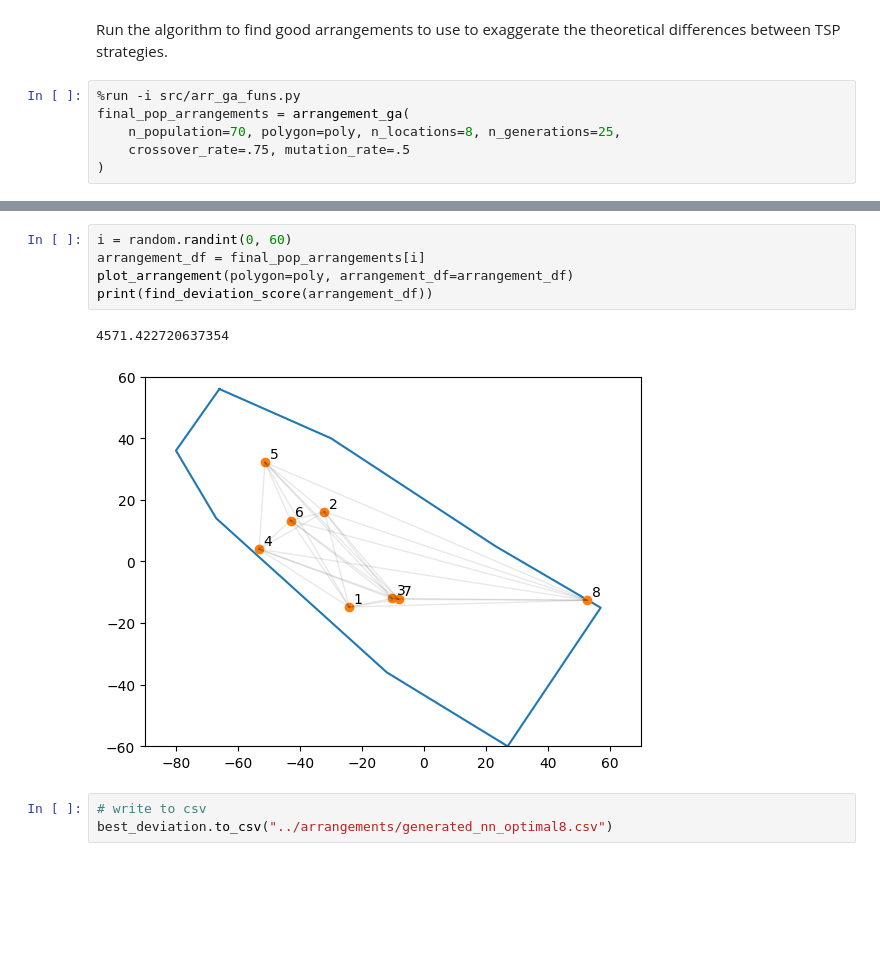
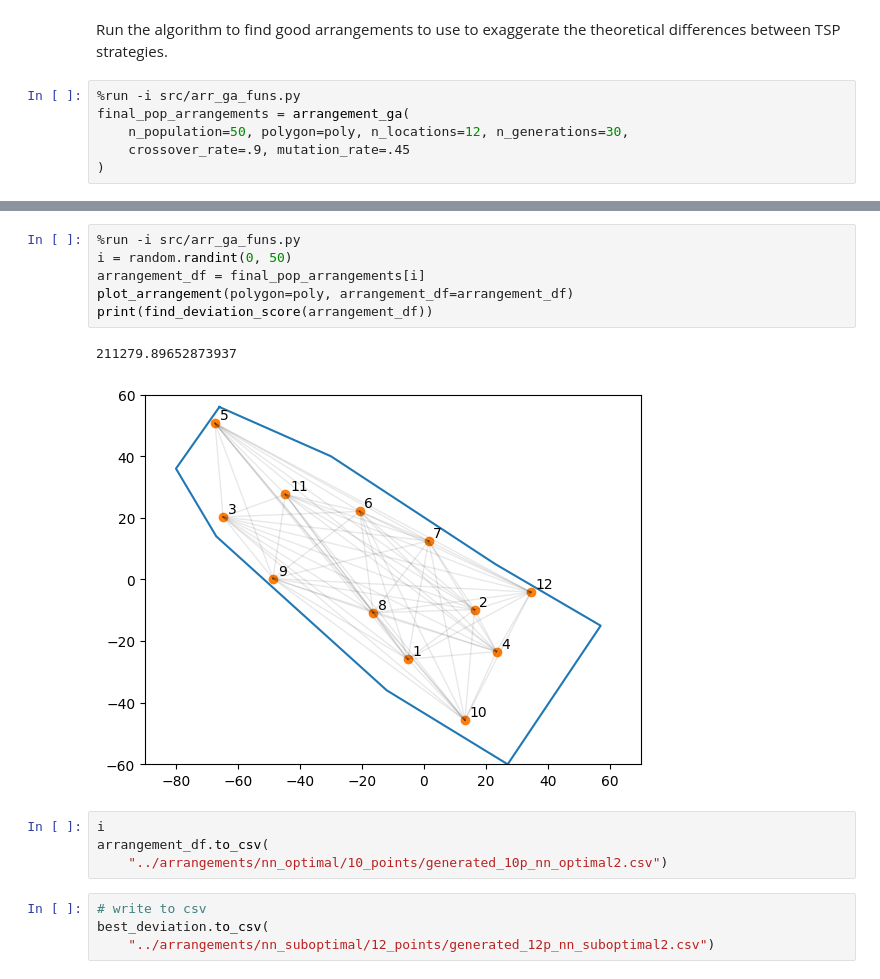
Before and after one commit to lcwat/tsp_solvers, a Jupyter notebook: notebooks/arrangement_creation.ipynb, the cells around one changed output, grey strips where cells are left out. Saved outputs shown, nothing was run; the diff lists cells and outputs as text; blank space fills up the shorter version.

```diff
--- a/notebooks/arrangement_creation.ipynb
+++ b/notebooks/arrangement_creation.ipynb
@@ -30,6 +29,6 @@ Run the algorithm to find good arrangements to use to exaggerate the theoretical
 # %%
 %run -i src/arr_ga_funs.py
 final_pop_arrangements = arrangement_ga(
-    n_population=70, polygon=poly, n_locations=8, n_generations=25,
-    crossover_rate=.75, mutation_rate=.5
+    n_population=50, polygon=poly, n_locations=12, n_generations=30,
+    crossover_rate=.9, mutation_rate=.45
 )
@@ -51,13 +73,19 @@ Stdev:  40546.21049100037
 # %%
-i = random.randint(0, 60)
+%run -i src/arr_ga_funs.py
+i = random.randint(0, 50)
 arrangement_df = final_pop_arrangements[i]
 plot_arrangement(polygon=poly, arrangement_df=arrangement_df)
 print(find_deviation_score(arrangement_df))
 # %% [output]
-4571.422720637354
+211279.89652873937
-[figure, old version]
+[figure, new version]
+# %%
+i
+arrangement_df.to_csv(
+    "../arrangements/nn_optimal/10_points/generated_10p_nn_optimal2.csv")
 # %%
 # write to csv
-best_deviation.to_csv("../arrangements/generated_nn_optimal8.csv")
+best_deviation.to_csv(
+    "../arrangements/nn_suboptimal/12_points/generated_12p_nn_suboptimal2.csv")
 # %%
 # check out this or previous dfs
```
Also changed, not shown: parts of 6 cells of this notebook, 41 other files.
